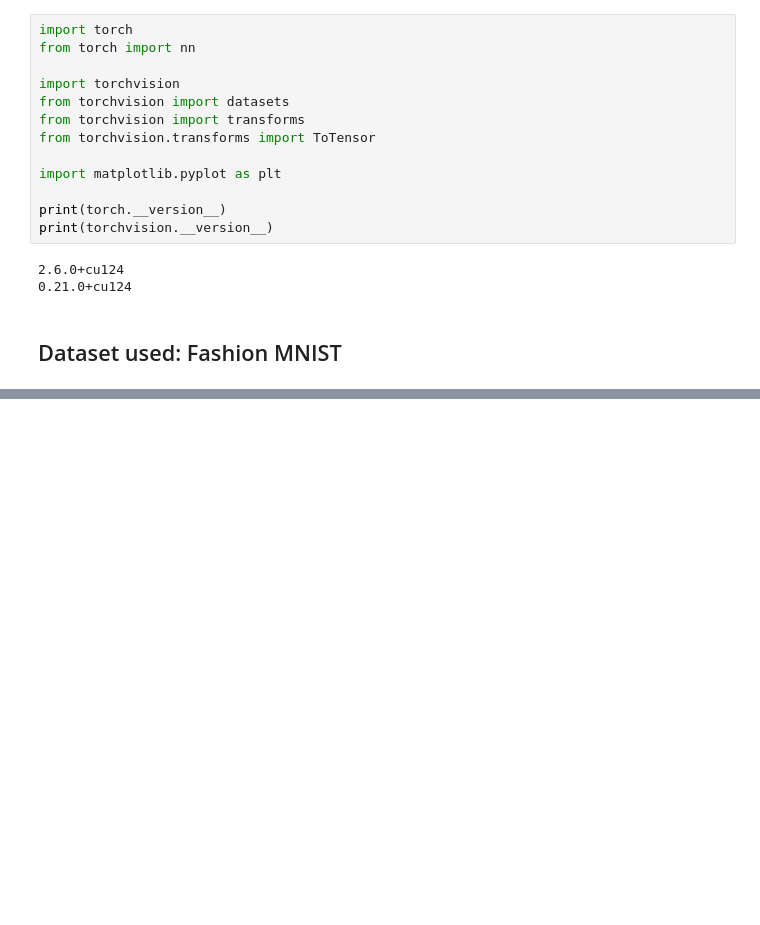
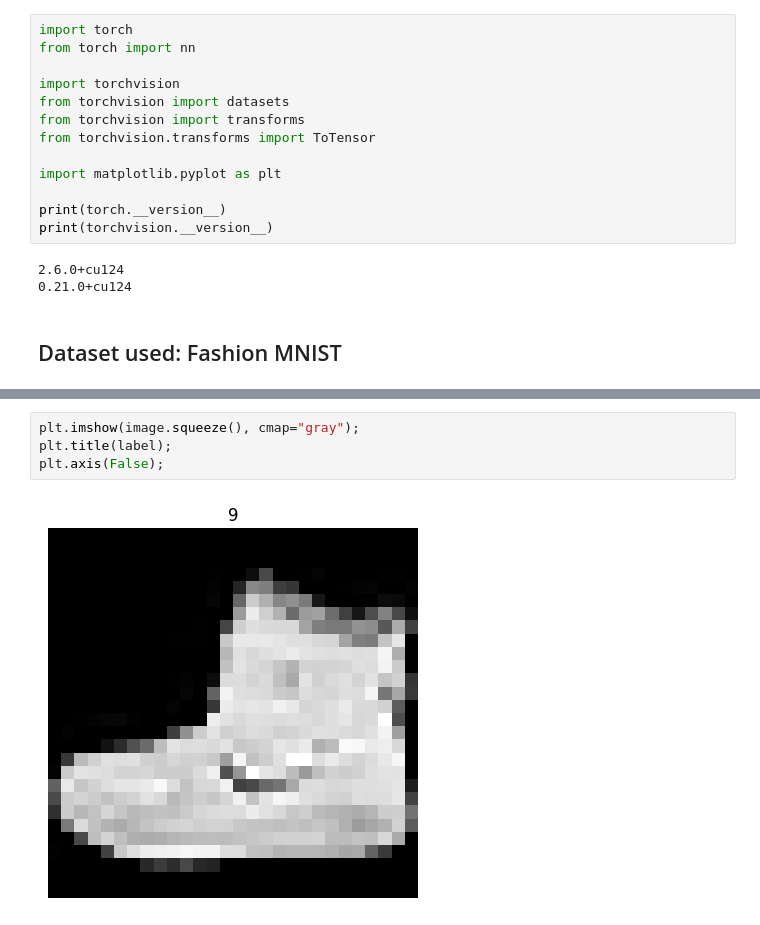
Before and after one commit to Arihant-Kumar-Jain/AI, a Jupyter notebook: PyTorch/pytorch03.ipynb, the cells around one changed output, grey strips where cells are left out. Drawn from its saved outputs; the diff is of its cells as text; blank space fills up the shorter version.

```diff
--- a/PyTorch/pytorch03.ipynb
+++ b/PyTorch/pytorch03.ipynb
@@ -28,0 +120,6 @@ print(torchvision.__version__)
+# %%
+plt.imshow(image.squeeze(), cmap="gray");
+plt.title(label);
+plt.axis(False);
+# %% [output]
+[figure, added]
```
Also changed, not shown: parts of 18 cells of this notebook.
